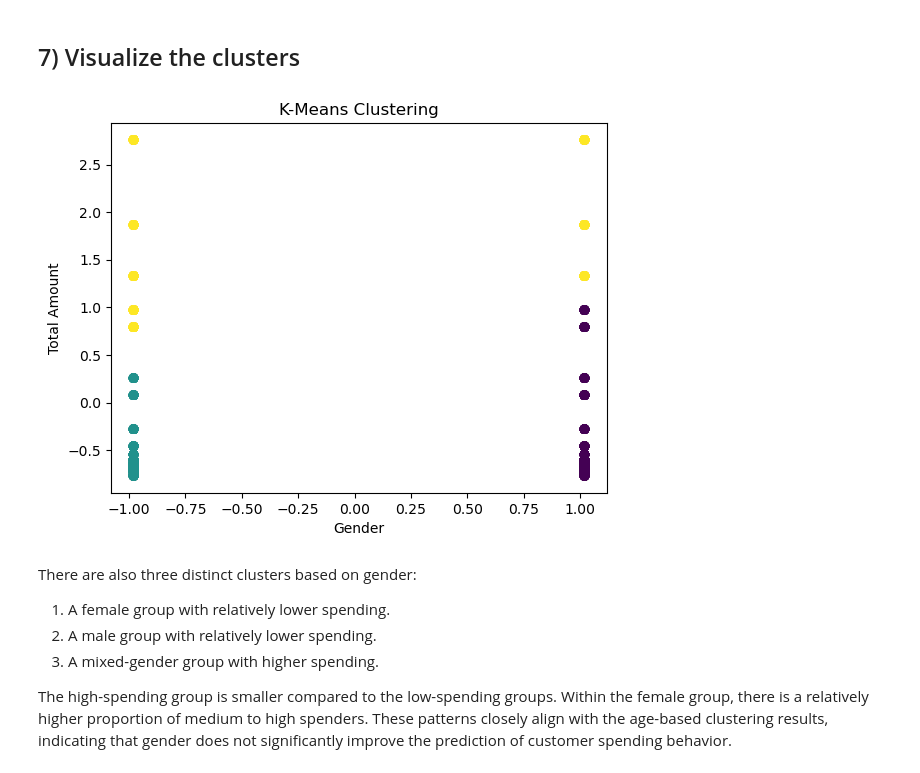
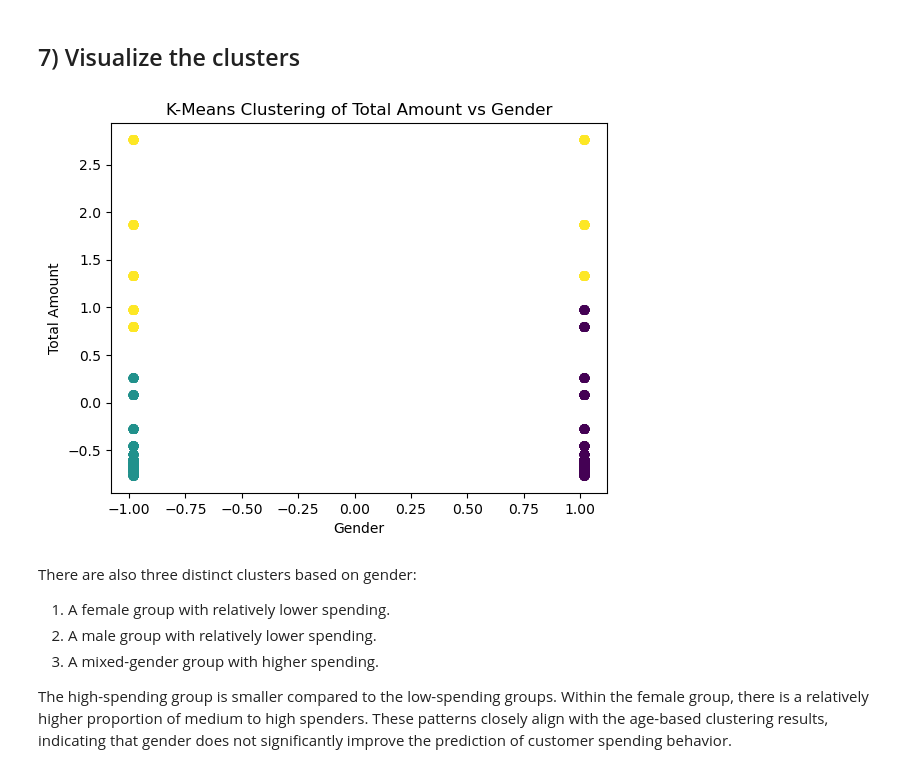
Before and after one commit to AbrahimSA/Retail_Sales, a Jupyter notebook: 4_segmentation_gender_totalamount.ipynb, the cells around one changed output. Saved outputs shown, nothing was run; the diff lists cells and outputs as text; code cells hidden in the pictures.

```diff
--- a/4_segmentation_gender_totalamount.ipynb
+++ b/4_segmentation_gender_totalamount.ipynb
@@ -128,12 +128,12 @@ print(clustered_retail_df)
 # %%
 # Plot the clusters
 plt.scatter(clustered_retail_df['gender_dummy'], clustered_retail_df['Total_Amount'], c=clustered_retail_df['Cluster'])
 plt.xlabel('Gender')
 plt.ylabel('Total Amount')
-plt.title('K-Means Clustering')
+plt.title('K-Means Clustering of Total Amount vs Gender')
 plt.show()
 # %% [output]
-[figure, old version]
+[figure, new version]
 # %% [markdown]
 There are also three distinct clusters based on gender:
 
```
Also changed, not shown: 2 other files.
